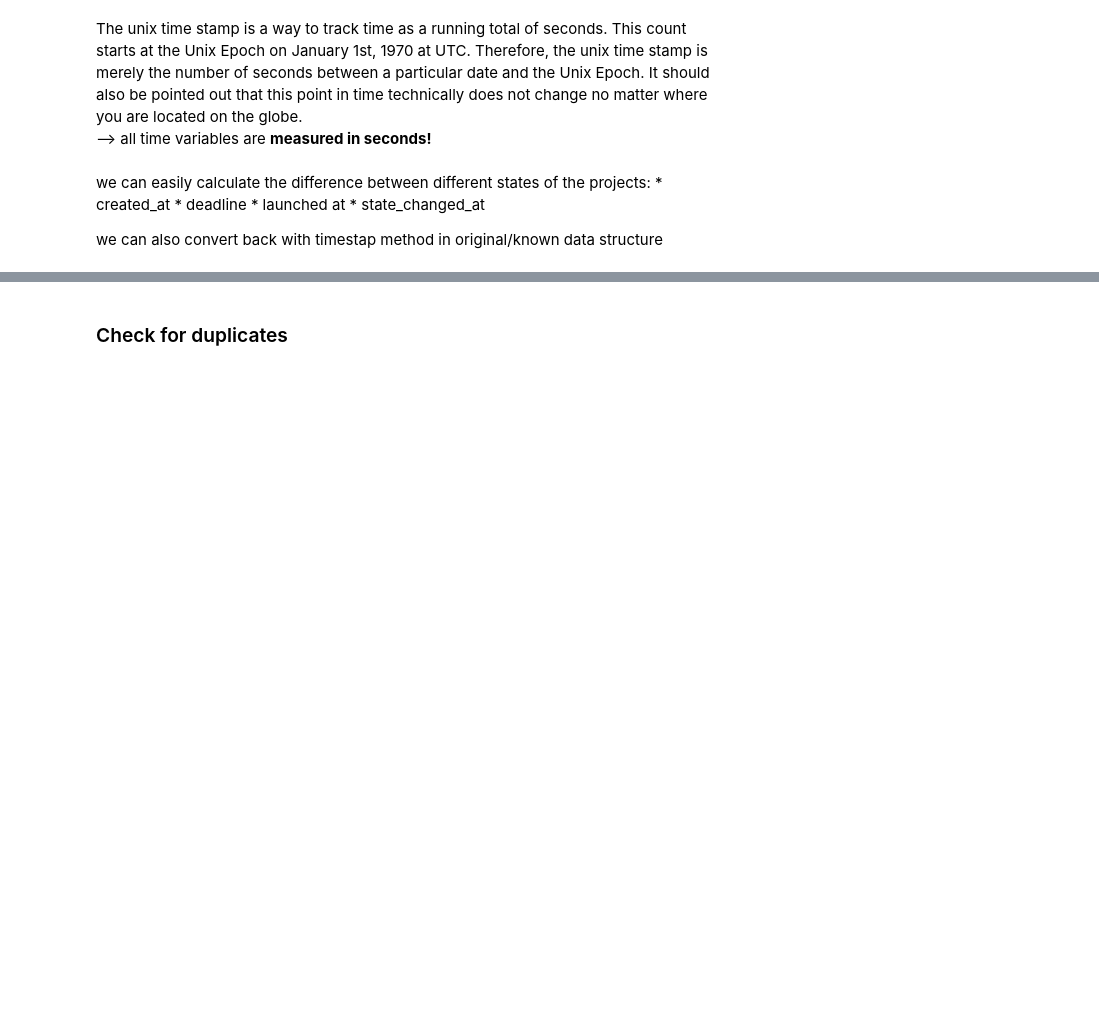
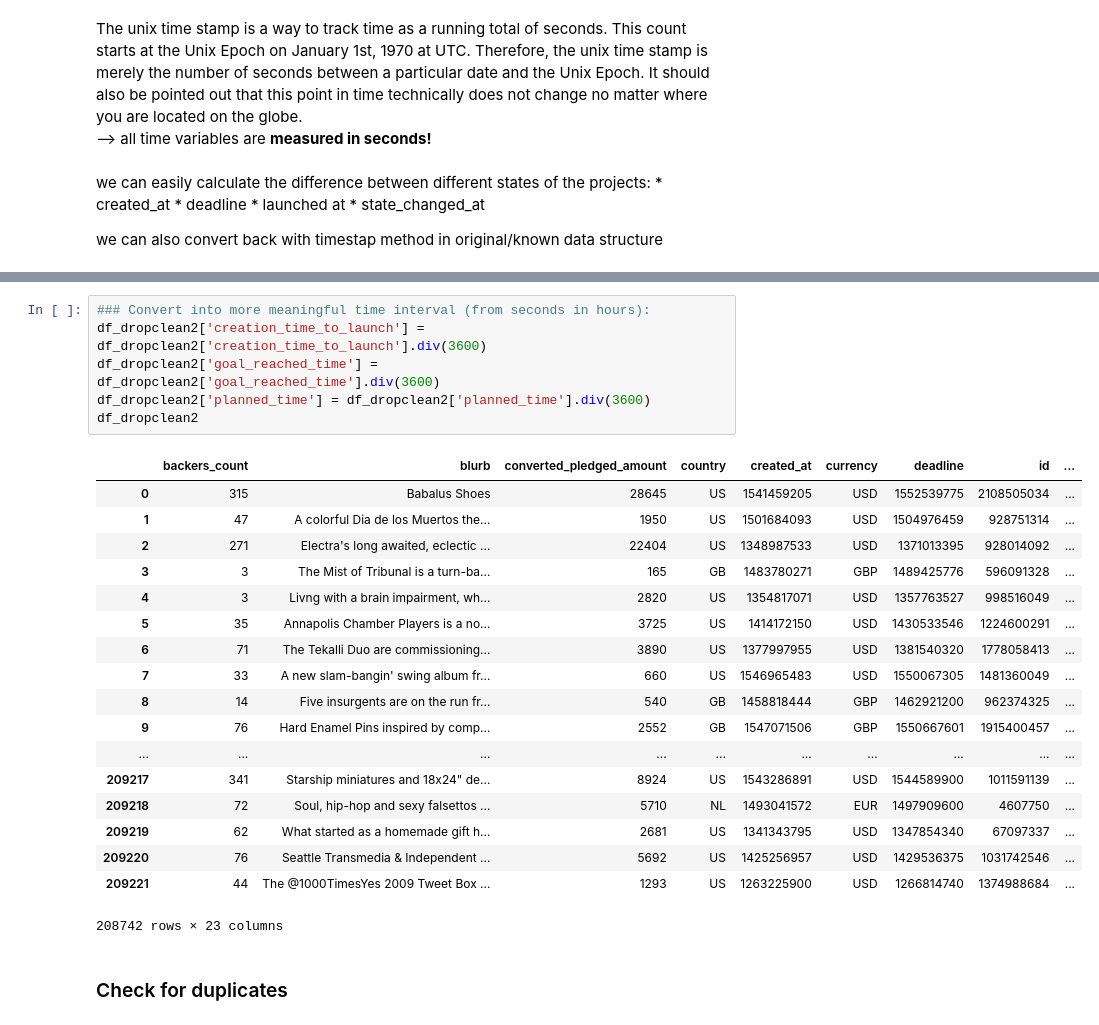
Before and after one commit to fabwerk90/Kickstarter---Project-Success-Prediction, a Jupyter notebook: Data_cleaning_and_mining.ipynb, the cells around one changed output, grey strips where cells are left out. Drawn from its saved outputs; the diff is of its cells as text; blank space fills up the shorter version.

```diff
--- a/Data_cleaning_and_mining.ipynb
+++ b/Data_cleaning_and_mining.ipynb
@@ -275,4 +241,29 @@ df_dropclean2
 208742 rows × 23 columns
+# %%
+### Convert into more meaningful time interval (from seconds in hours):
+df_dropclean2['creation_time_to_launch'] = df_dropclean2['creation_time_to_launch'].div(3600)
+df_dropclean2['goal_reached_time'] = df_dropclean2['goal_reached_time'].div(3600)
+df_dropclean2['planned_time'] = df_dropclean2['planned_time'].div(3600)
+df_dropclean2
+# %% [output]
+|  | backers_count | blurb | converted_pledged_amount | country | created_at | currency | deadline | id | ... |
+| 0 | 315 | Babalus Shoes | 28645 | US | 1541459205 | USD | 1552539775 | 2108505034 | ... |
+| 1 | 47 | A colorful Dia de los Muertos the... | 1950 | US | 1501684093 | USD | 1504976459 | 928751314 | ... |
+| 2 | 271 | Electra's long awaited, eclectic ... | 22404 | US | 1348987533 | USD | 1371013395 | 928014092 | ... |
+| 3 | 3 | The Mist of Tribunal is a turn-ba... | 165 | GB | 1483780271 | GBP | 1489425776 | 596091328 | ... |
+| 4 | 3 | Livng with a brain impairment, wh... | 2820 | US | 1354817071 | USD | 1357763527 | 998516049 | ... |
+| 5 | 35 | Annapolis Chamber Players is a no... | 3725 | US | 1414172150 | USD | 1430533546 | 1224600291 | ... |
+| 6 | 71 | The Tekalli Duo are commissioning... | 3890 | US | 1377997955 | USD | 1381540320 | 1778058413 | ... |
+| 7 | 33 | A new slam-bangin' swing album fr... | 660 | US | 1546965483 | USD | 1550067305 | 1481360049 | ... |
+| 8 | 14 | Five insurgents are on the run fr... | 540 | GB | 1458818444 | GBP | 1462921200 | 962374325 | ... |
+| 9 | 76 | Hard Enamel Pins inspired by comp... | 2552 | GB | 1547071506 | GBP | 1550667601 | 1915400457 | ... |
+| ... | ... | ... | ... | ... | ... | ... | ... | ... | ... |
+| 209217 | 341 | Starship miniatures and 18x24" de... | 8924 | US | 1543286891 | USD | 1544589900 | 1011591139 | ... |
+| 209218 | 72 | Soul, hip-hop and sexy falsettos ... | 5710 | NL | 1493041572 | EUR | 1497909600 | 4607750 | ... |
+| 209219 | 62 | What started as a homemade gift h... | 2681 | US | 1341343795 | USD | 1347854340 | 67097337 | ... |
+| 209220 | 76 | Seattle Transmedia & Independent ... | 5692 | US | 1425256957 | USD | 1429536375 | 1031742546 | ... |
+| 209221 | 44 | The @1000TimesYes 2009 Tweet Box ... | 1293 | US | 1263225900 | USD | 1266814740 | 1374988684 | ... |
+208742 rows × 23 columns
 # %% [markdown]
 ### Check for duplicates
 # %%
```
Also changed, not shown: parts of 5 cells of this notebook.
